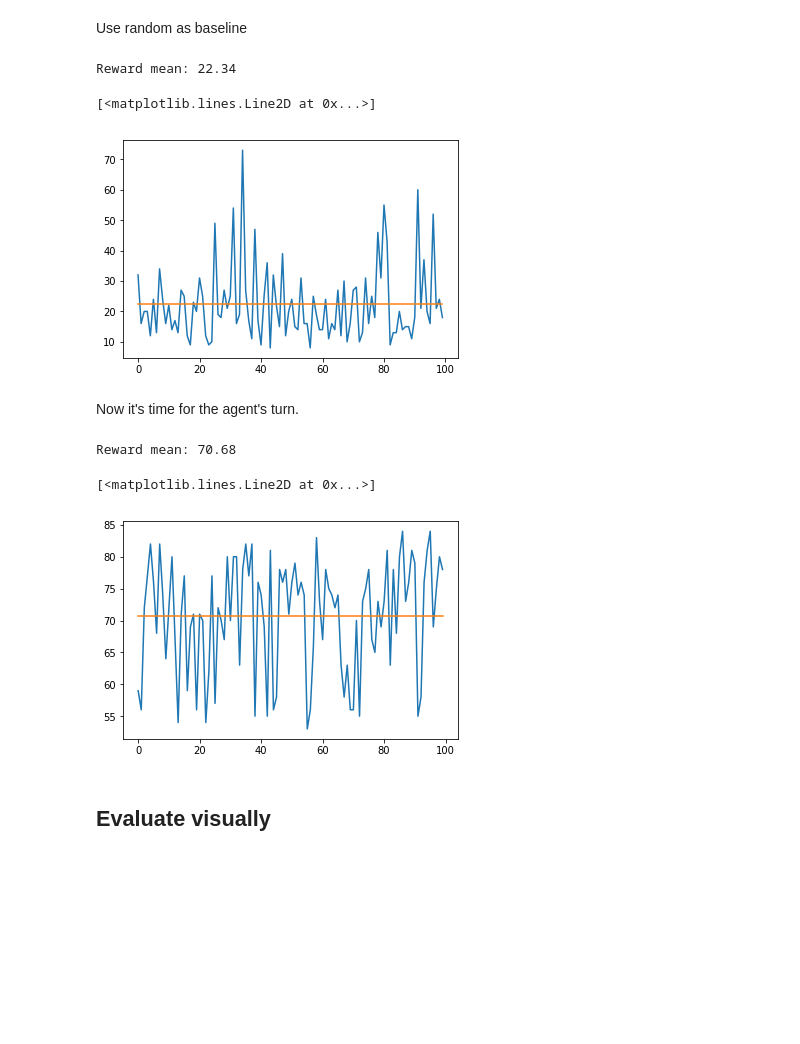
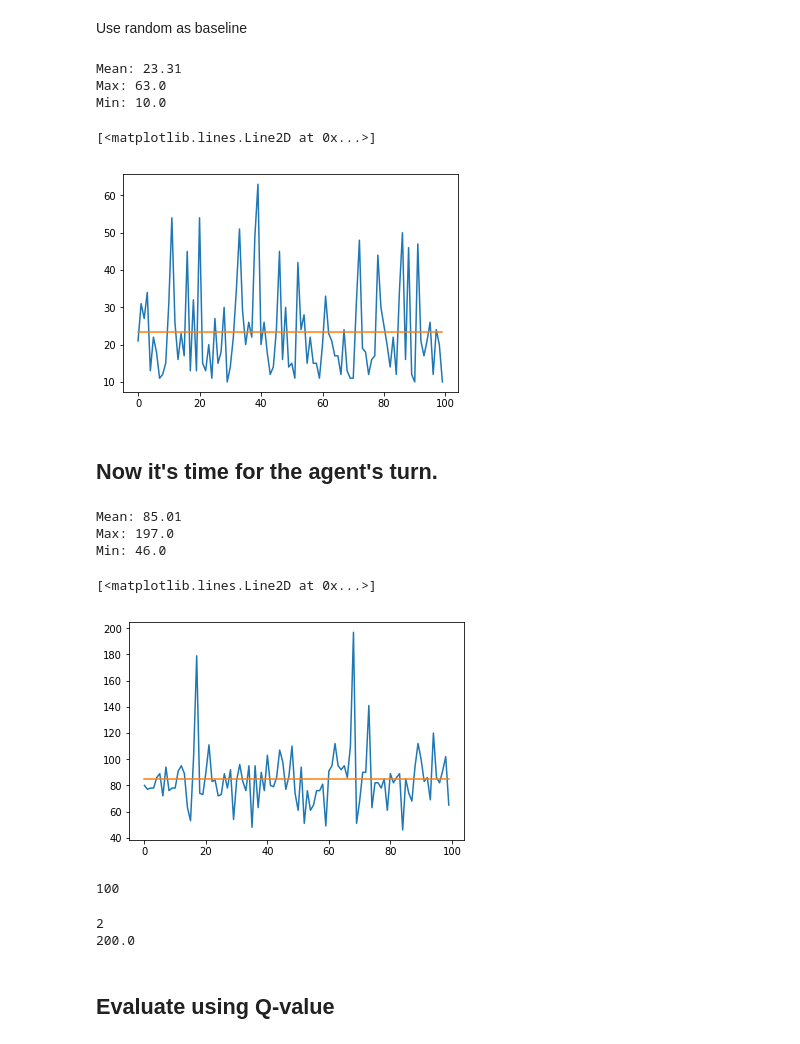
Before and after one commit to ichisadashioko/dqn, a Jupyter notebook: dqn_cartpole.ipynb, the cells around one changed output. Saved outputs shown, nothing was run; the diff lists cells and outputs as text; code cells hidden in the pictures; blank space fills up the shorter version.

Commit message:
update cartpole performance

```diff
--- a/dqn_cartpole.ipynb
+++ b/dqn_cartpole.ipynb
@@ -307,12 +337,18 @@ def optimize_model():
 # %%
-save_freq = 25_000
+update_freq = 10_000
+save_freq = 20_000
+
+num_steps = 500_000
 
 state = env.reset()
-reward = 0
+ep_reward = 0
 
-for step_num in tqdm(range(1_000_000)):
-    action = random.randrange(n_actions)
+for step_num in tqdm(range(num_steps)):
+    action = select_action(state) # select action use epsilon-greedy
+    # the agent is seem to perform better when training with random data (the first 500_000 steps only)
+    # action = random.randrange(n_actions)
     next_state, reward, done, info = env.step(action)
+    ep_reward += reward
 
     if done:
         next_state = None
@@ -320,6 +356,8 @@ for step_num in tqdm(range(1_000_000)):
 
     if done:
         state = env.reset()
+        train_reward_log.append(ep_reward)
+        ep_reward = 0
     else:
         state = next_state
 
@@ -330,9 +368,26 @@ for step_num in tqdm(range(1_000_000)):
             policy_to_target()
         if step_num % save_freq == 0:
             timestr = time.strftime('%Y%m%d-%H%M%S')
-            fname = f'{save_dir}/weights_{timestr}_{activation_name}.h5'
+            fname = f'{save_dir}/weights_{timestr}_{activation_name}_{steps_done}.h5'
             target_net.save_weights(fname)
 
 timestr = time.strftime('%Y%m%d-%H%M%S')
-fname = f'{save_dir}/model_{timestr}_{activation_name}.h5'
+fname = f'{save_dir}/model_{timestr}_{activation_name}_{steps_done}.h5'
 target_net.save(fname)
+
+np_reward = np.array(train_reward_log[-num_steps:])
+
+reward_mean = np.mean(np_reward)
+reward_max = np.max(np_reward)
+reward_min = np.min(np_reward)
+
+print()
+print(f'Mean: {reward_mean:.2f}')
+print(f'Max: {reward_max}')
+print(f'Min: {reward_min}')
+
+mean_plot = np.zeros_like(np_reward)
+mean_plot.fill(reward_mean)
+
+plt.plot(np_reward)
+plt.plot(mean_plot)
@@ -385,10 +446,17 @@ for episode in tqdm(range(num_episodes)):
 
     reward_log.append(total_reward)
     action_log.append(ep_action_log)
+
 reward_log = np.array(reward_log)
+
 reward_mean = np.mean(reward_log)
+reward_max = np.max(reward_log)
+reward_min = np.min(reward_log)
 
-print(f'Reward mean: {reward_mean}')
+print()
+print(f'Mean: {reward_mean}')
+print(f'Max: {reward_max}')
+print(f'Min: {reward_min}')
 
 mean_plot = np.zeros_like(reward_log)
 mean_plot.fill(reward_mean)
@@ -396,11 +464,13 @@ mean_plot.fill(reward_mean)
 plt.plot(reward_log)
 plt.plot(mean_plot)
 # %% [output]
-Reward mean: 22.34
+Mean: 23.31
+Max: 63.0
+Min: 10.0
 [<matplotlib.lines.Line2D at 0x...>]
-[figure, old version]
+[figure, new version]
 # %% [markdown]
-Now it's time for the agent's turn.
+## Now it's time for the agent's turn.
 # %%
 num_episodes = 100
 max_steps = 2_000
@@ -412,33 +482,51 @@ for episode in tqdm(range(num_episodes)):
 
     state = env.reset()
 
     total_reward = 0
     ep_action_log = []
 
     for _ in range(max_steps):
         action = np.argmax(target_net.predict(np.array([state]))[0])
         ep_action_log.append(action)
         next_state, reward, done, info = env.step(action)
         total_reward += reward
 
         state = next_state
 
         if done:
             break
 
     reward_log.append(total_reward)
     action_log.append(ep_action_log)
 reward_log = np.array(reward_log)
 reward_mean = np.mean(reward_log)
+reward_max = np.max(reward_log)
+reward_min = np.min(reward_log)
 
-print(f'Reward mean: {reward_mean}')
+print()
+print(f'Mean: {reward_mean}')
+print(f'Max: {reward_max}')
+print(f'Min: {reward_min}')
 
 mean_plot = np.zeros_like(reward_log)
 mean_plot.fill(reward_mean)
 
 plt.plot(reward_log)
 plt.plot(mean_plot)
 # %% [output]
-Reward mean: 70.68
+Mean: 85.01
+Max: 197.0
+Min: 46.0
 [<matplotlib.lines.Line2D at 0x...>]
-[figure, old version]
+[figure, new version]
+# %%
+len(action_log)
+# %% [output]
+100
+# %%
+x = np.argmax(reward_log)
+print(x)
+print(reward_log[x])
+# %% [output]
+2
+200.0
@@ -445,5 +535,5 @@ Reward mean: 70.68
 # %% [markdown]
-## Evaluate visually
+## Evaluate using Q-value
 # %%
 transitions = memory.sample(BATCH_SIZE)
 # transpose the batch
```
Also changed, not shown: parts of 13 cells of this notebook.
